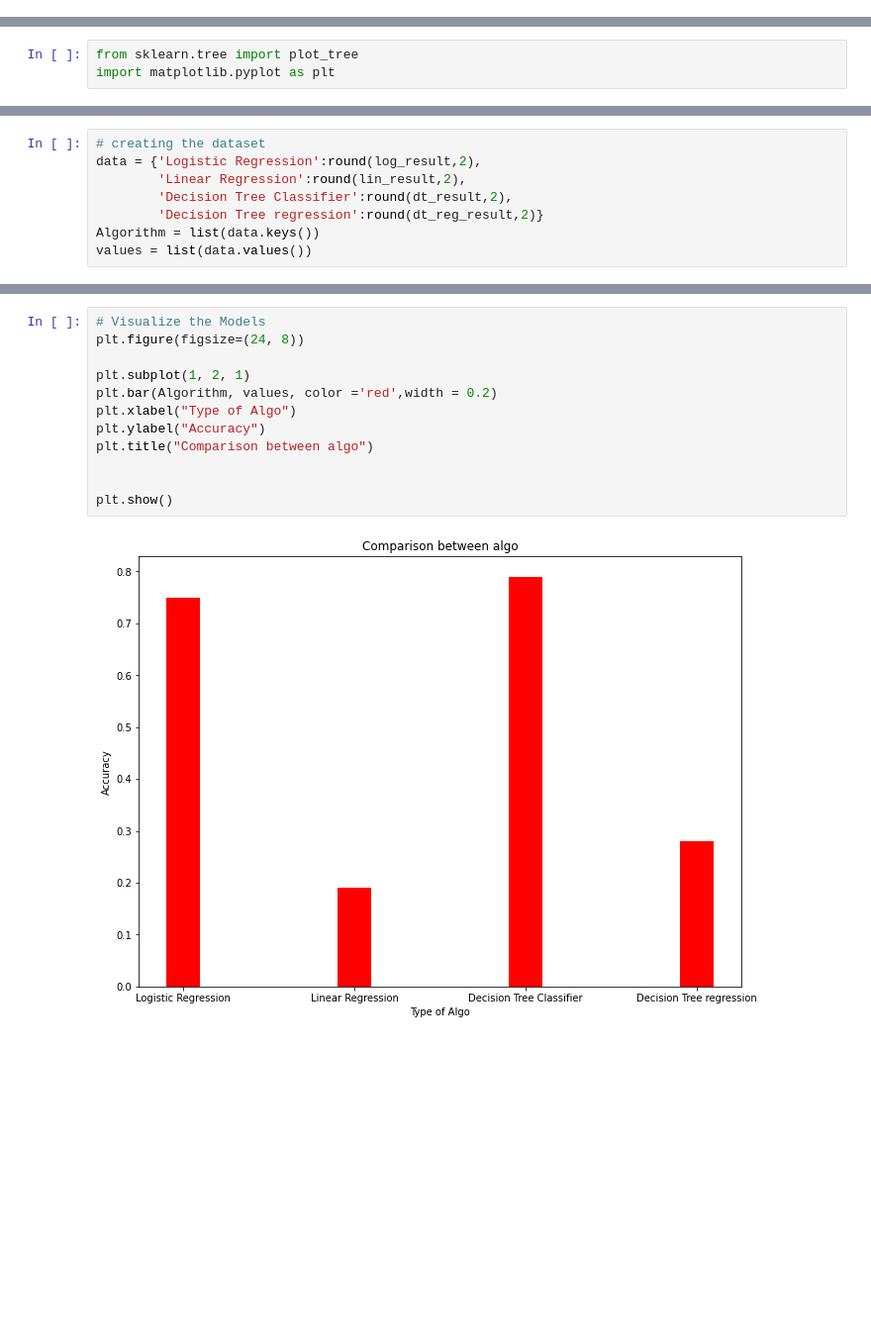
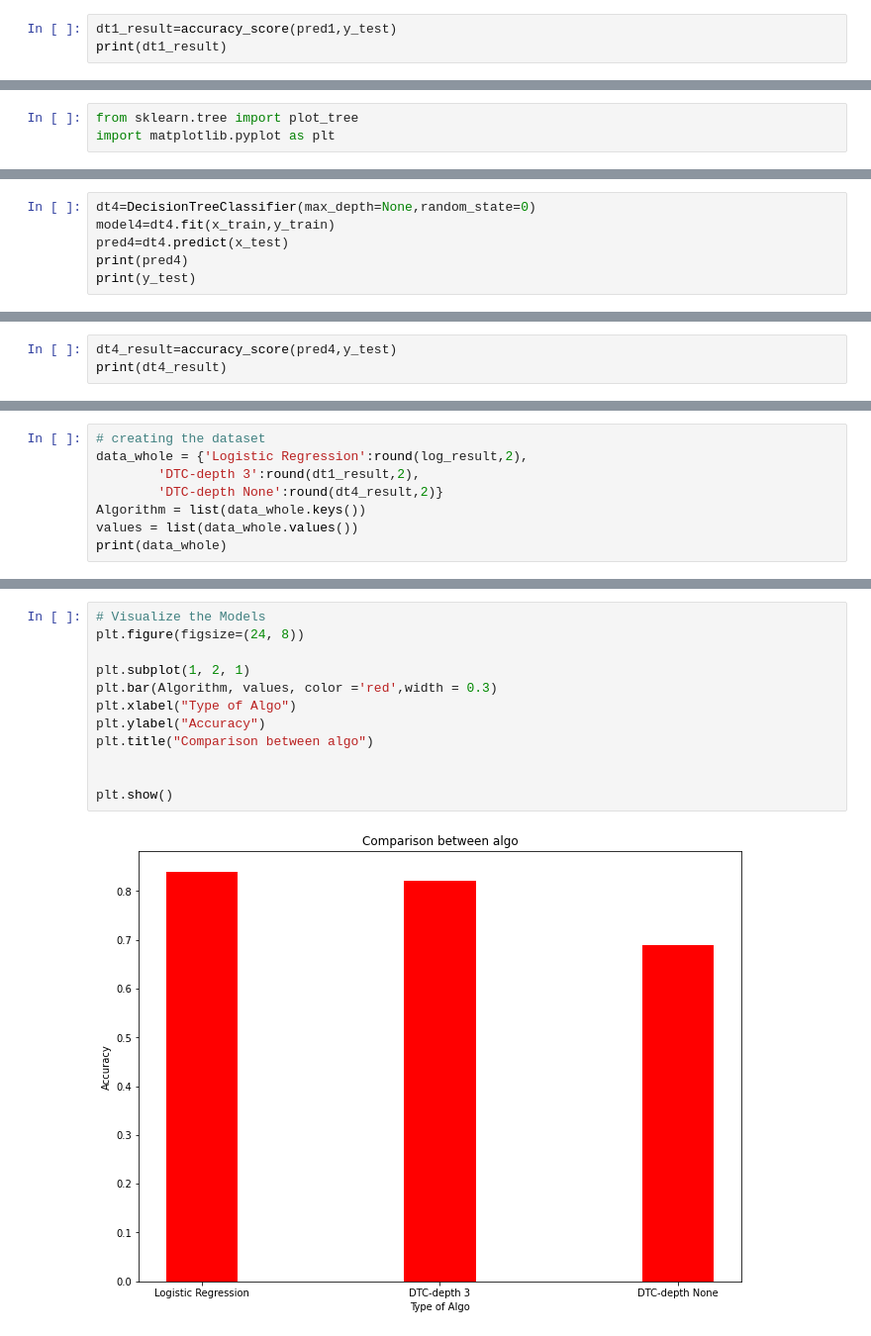
Before and after one commit to Salma11557/My-Codes, a Jupyter notebook: AI_project.ipynb, the cells around one changed output, grey strips where cells are left out. Shown at 99% size. Cells and saved outputs as stored; diff of their text form; blank space fills up the shorter version.

```diff
--- a/AI_project.ipynb
+++ b/AI_project.ipynb
@@ -426,0 +445,3 @@ print(dt_result)
+# %%
+dt1_result=accuracy_score(pred1,y_test)
+print(dt1_result)
@@ -480,0 +581,6 @@ print(dt_reg_result)
+# %%
+dt4=DecisionTreeClassifier(max_depth=None,random_state=0)
+model4=dt4.fit(x_train,y_train)
+pred4=dt4.predict(x_test)
+print(pred4)
+print(y_test)
@@ -480,0 +604,3 @@ print(dt_reg_result)
+# %%
+dt4_result=accuracy_score(pred4,y_test)
+print(dt4_result)
@@ -481,8 +654,8 @@ print(dt_reg_result)
 # %%
 # creating the dataset
-data = {'Logistic Regression':round(log_result,2),
-        'Linear Regression':round(lin_result,2),
-        'Decision Tree Classifier':round(dt_result,2),
-        'Decision Tree regression':round(dt_reg_result,2)}
-Algorithm = list(data.keys())
-values = list(data.values())
+data_whole = {'Logistic Regression':round(log_result,2),
+        'DTC-depth 3':round(dt1_result,2),
+        'DTC-depth None':round(dt4_result,2)}
+Algorithm = list(data_whole.keys())
+values = list(data_whole.values())
+print(data_whole)
@@ -489,14 +664,14 @@ values = list(data.values())
 # %%
 # Visualize the Models
 plt.figure(figsize=(24, 8))
 
 plt.subplot(1, 2, 1)
-plt.bar(Algorithm, values, color ='red',width = 0.2)
+plt.bar(Algorithm, values, color ='red',width = 0.3)
 plt.xlabel("Type of Algo")
 plt.ylabel("Accuracy")
 plt.title("Comparison between algo")
 
 
 plt.show()
 # %% [output]
-[figure, old version]
+[figure, new version]
```
Also changed, not shown: parts of 77 cells of this notebook.
